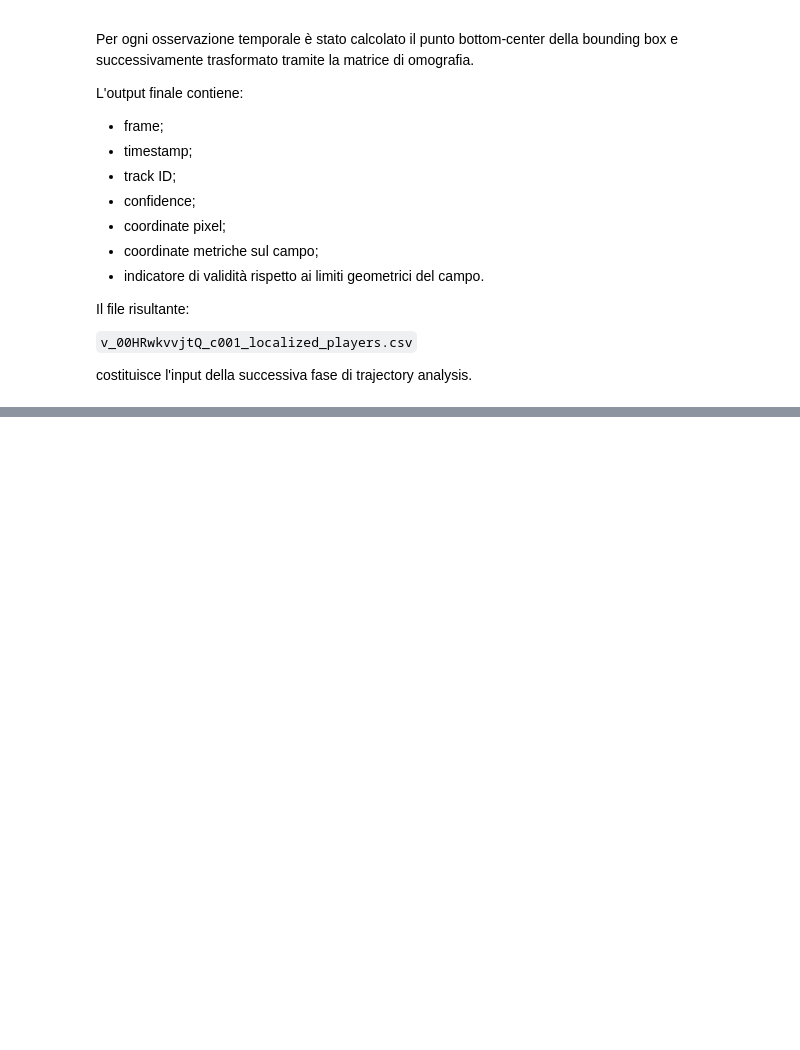
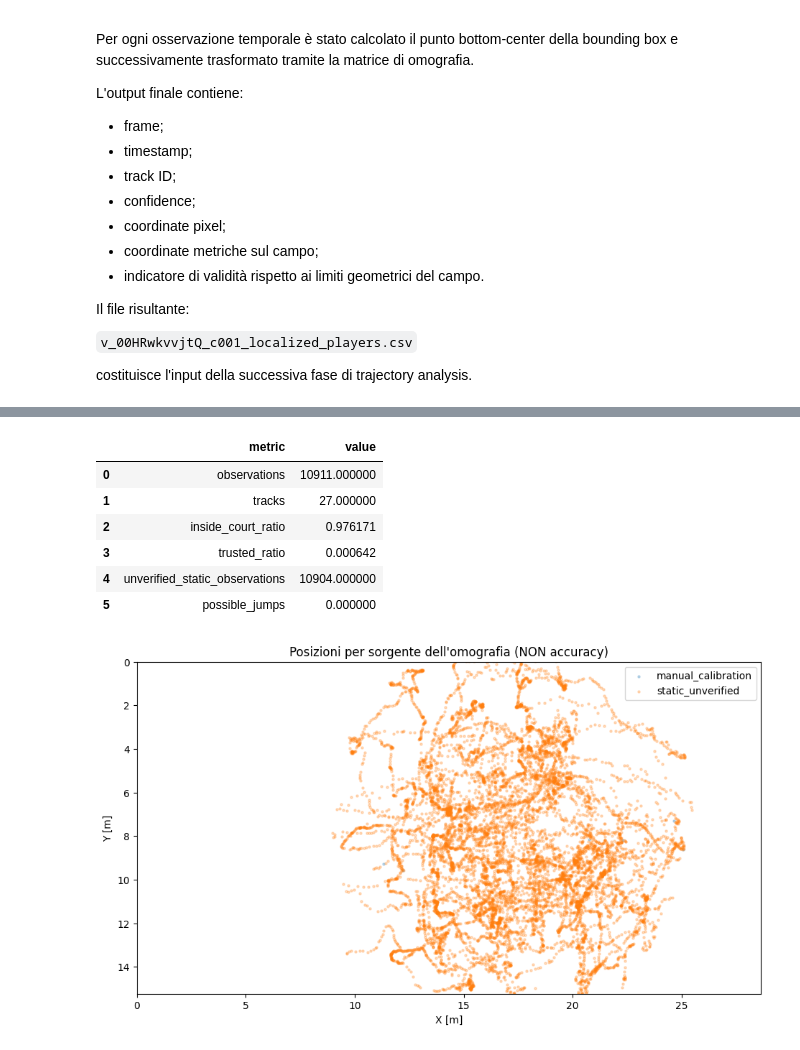
Before and after one commit to Marco-2298/basketball-tracking-thesis, a Jupyter notebook: notebooks/06_player_localization.ipynb, the cells around one changed output, grey strips where cells are left out. Cells and saved outputs as stored; diff of their text form; code cells hidden in the pictures; blank space fills up the shorter version.

```diff
--- a/notebooks/06_player_localization.ipynb
+++ b/notebooks/06_player_localization.ipynb
@@ -863,0 +955,32 @@ costituisce l'input della successiva fase di trajectory analysis.
+# %%
+quality_summary = pd.DataFrame([
+    {"metric": "observations", "value": len(localized_df)},
+    {"metric": "tracks", "value": localized_df["track_id"].nunique()},
+    {"metric": "inside_court_ratio", "value": localized_df["inside_court"].mean()},
+    {"metric": "trusted_ratio", "value": localized_df["position_trusted"].mean()},
+    {"metric": "unverified_static_observations", "value": (localized_df["homography_source"] == "static_unverified").sum()},
+    {"metric": "possible_jumps", "value": localized_df["possible_jump"].sum()},
+])
+quality_summary.to_csv(OUTPUT_DIR / f"{SEQUENCE_NAME}_localization_quality.csv", index=False)
+display(quality_summary)
+
+fig, ax = plt.subplots(figsize=(12, 6))
+for label, subset in localized_df.groupby("homography_source"):
+    ax.scatter(subset["court_x"], subset["court_y"], s=5, alpha=0.25, label=label)
+ax.set_xlim(0, COURT_LENGTH)
+ax.set_ylim(COURT_WIDTH, 0)
+ax.set_aspect("equal")
+ax.set_xlabel("X [m]")
+ax.set_ylabel("Y [m]")
+ax.set_title("Posizioni per sorgente dell'omografia (NON accuracy)")
+ax.legend()
+plt.show()
+# %% [output]
+|  | metric | value |
+| 0 | observations | 10911.000000 |
+| 1 | tracks | 27.000000 |
+| 2 | inside_court_ratio | 0.976171 |
+| 3 | trusted_ratio | 0.000642 |
+| 4 | unverified_static_observations | 10904.000000 |
+| 5 | possible_jumps | 0.000000 |
+[figure, added]
```
Also changed, not shown: parts of 14 cells of this notebook, 2 other files.
